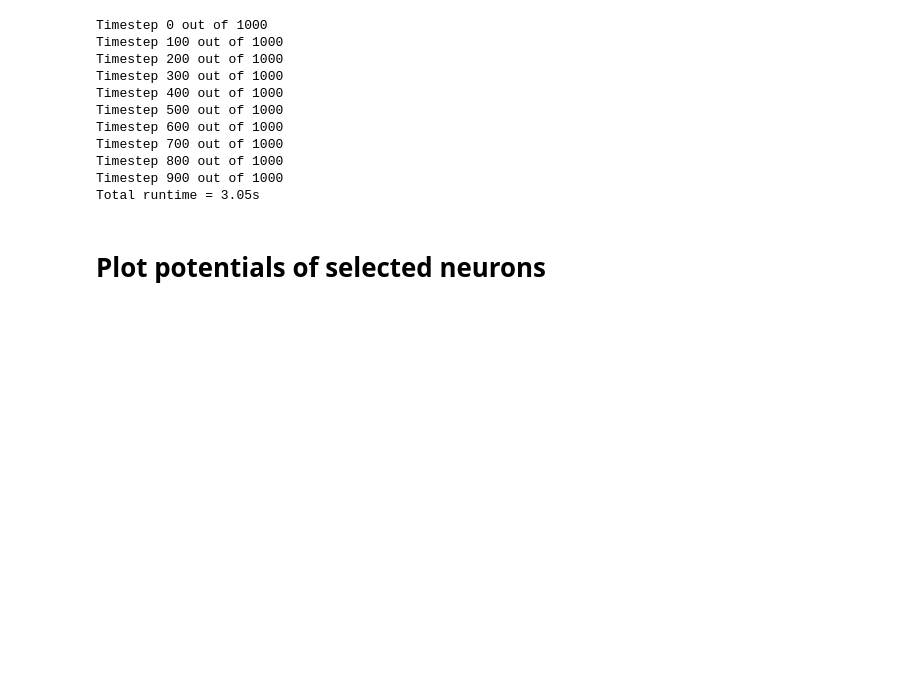
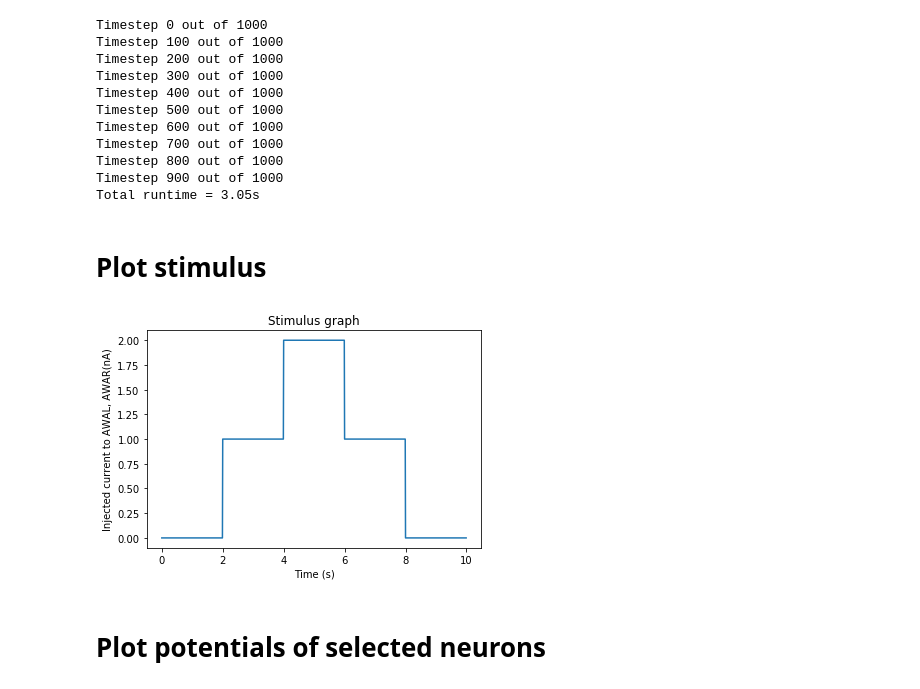
Before and after one commit to sjonany/c-elegans-discrete-neural, a Jupyter notebook: analysis/changing_step_awa.ipynb, the cells around one changed output. Cells and saved outputs as stored; diff of their text form; code cells hidden in the pictures; blank space fills up the shorter version.

Commit message:
Added stimulus plot

```diff
--- a/analysis/changing_step_awa.ipynb
+++ b/analysis/changing_step_awa.ipynb
@@ -71,6 +71,19 @@ Timestep 700 out of 1000
 Timestep 800 out of 1000
 Timestep 900 out of 1000
 Total runtime = 3.05s
+# %% [markdown]
+# Plot stimulus
+# %%
+times = np.array(np.arange(0, simul_timesteps * model.dt, model.dt))
+amps = [time_to_I_ext_fun(time)[awal_index] for time in times]
+fig, ax = plt.subplots(nrows=1, ncols=1)
+ax.plot(times, amps)
+ax.set_title("Stimulus graph")
+ax.set_ylabel("Injected current to AWAL, AWAR(nA)")
+ax.set_xlabel("Time (s)")
+_ = _
+# %% [output]
+[figure, added]
 # %% [markdown]
 # Plot potentials of selected neurons
 # %%
```
Also changed, not shown: parts of 1 cell of this notebook.
